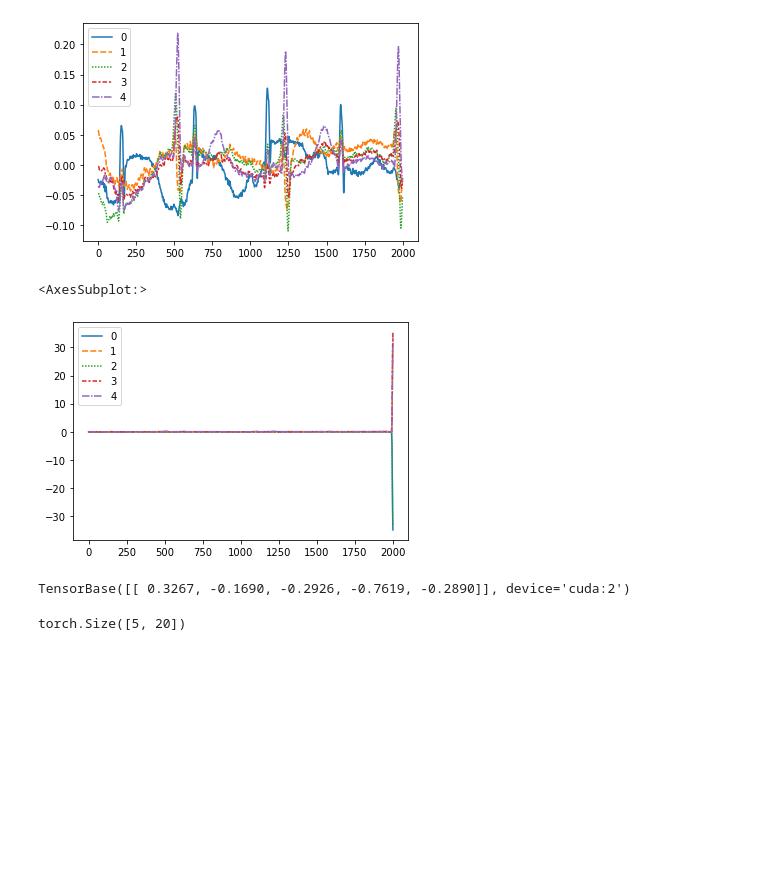
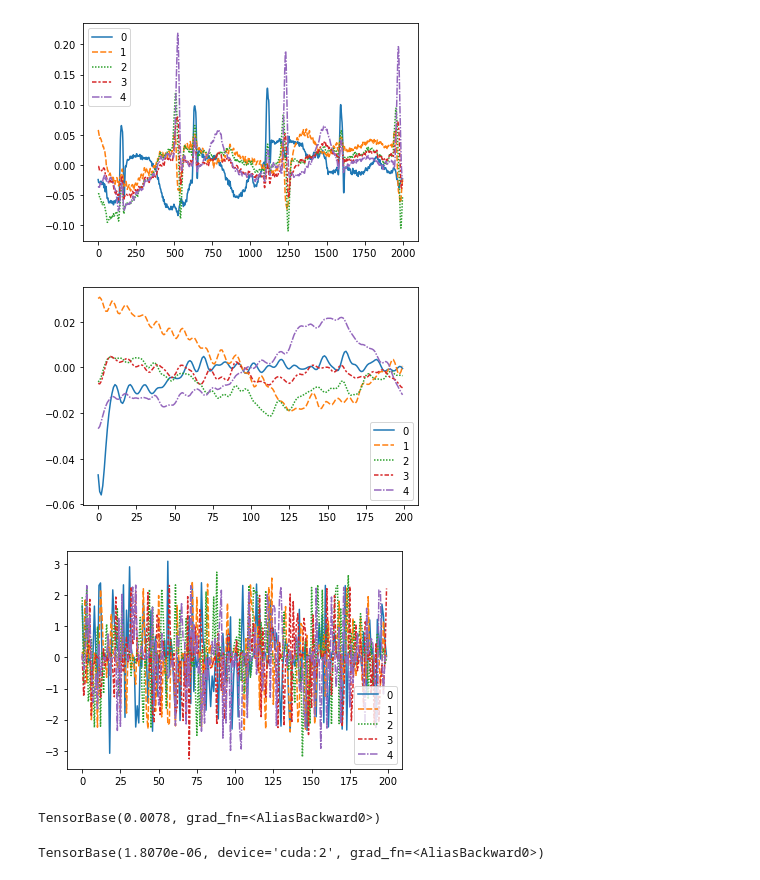
Before and after one commit to Sohyun1798/MultiVariable_Nexting, a Jupyter notebook: dataloading.ipynb, the cells around one changed output. Drawn from its saved outputs; the diff is of its cells as text; code cells hidden in the pictures; blank space fills up the shorter version.

```diff
--- a/dataloading.ipynb
+++ b/dataloading.ipynb
@@ -140,25 +177,27 @@ sns.lineplot(data = window[:,0:WINDOW_LENGTH].T)
 window = torch.tensor(window)
 # %% [output]
 [figure]
-# %%
-p_window = window.to(device)
-iterations = 10
-with torch.set_grad_enabled(False):
-    for i in range(iterations):
-        pred = model(torch.unsqueeze(p_window,dim = 0).to(device))
-        p_window = torch.roll(p_window,shifts=-1,dims=1)
-        p_window[:,-1] = pred
-# pred = torch.squeeze(pred)
-
-sns.lineplot(data = p_window[:,0:].T.cpu())
-# %% [output]
-<AxesSubplot:>
-[figure, removed]
-# %%
-pred
-# %% [output]
-TensorBase([[ 0.3267, -0.1690, -0.2926, -0.7619, -0.2890]], device='cuda:2')
-# %%
-p_window.shape
-# %% [output]
-torch.Size([5, 20])
+# %%
+window = y[90].cpu()
+sns.lineplot(data = window[:,0:WINDOW_LENGTH].T)
+window = torch.tensor(window)
+# %% [output]
+[figure, added]
+# %%
+window = outputs[90].detach().cpu()
+sns.lineplot(data = window[:,0:WINDOW_LENGTH].T)
+window = torch.tensor(window)
+# %% [output]
+[figure, added]
+# %%
+loss = nn.MSELoss()
+input = pred.cpu()
+target = y[0:1].float()
+output = loss(input, target)
+output
+# %% [output]
+TensorBase(0.0078, grad_fn=<AliasBackward0>)
+# %%
+criterion(outputs,y)
+# %% [output]
+TensorBase(1.8070e-06, device='cuda:2', grad_fn=<AliasBackward0>)
```
Also changed, not shown: parts of 15 cells of this notebook, 1 other file.
